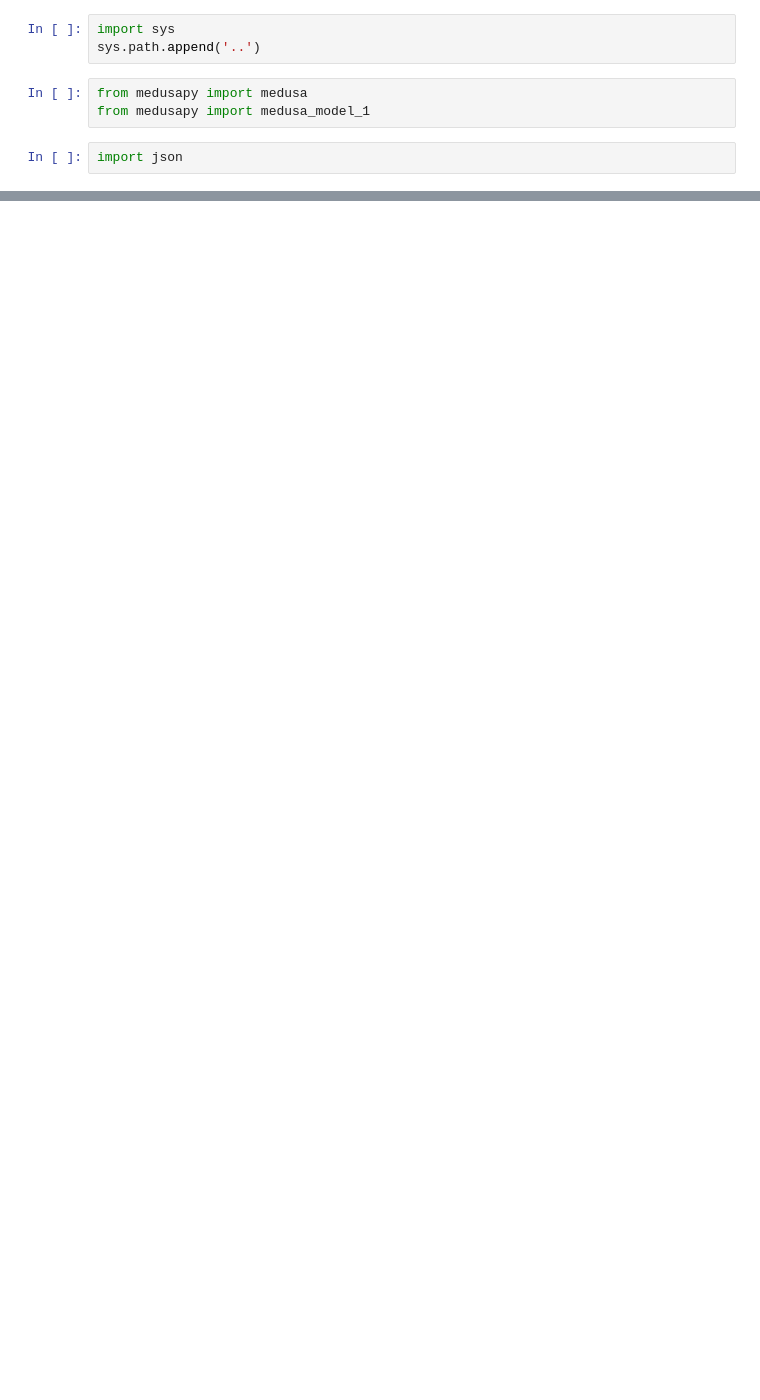
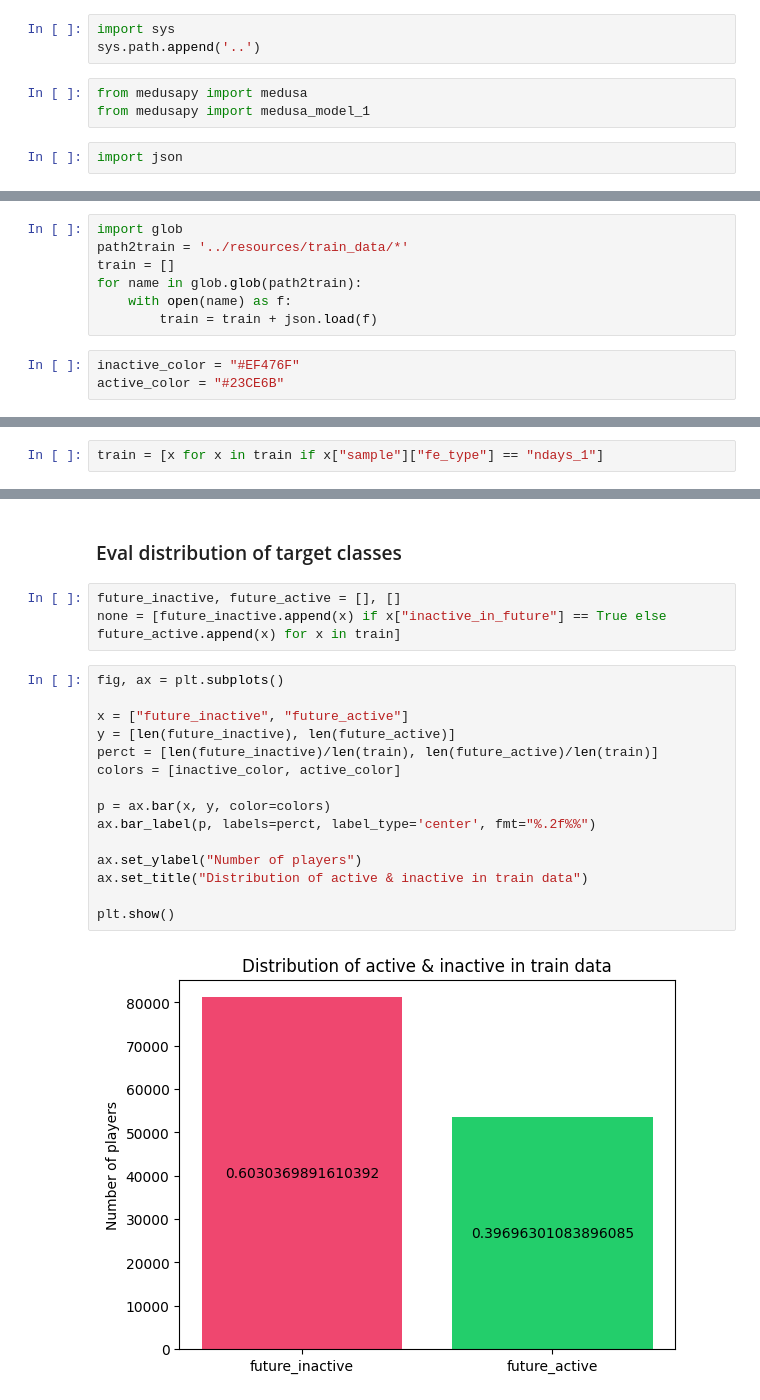
Before and after one commit to TheRedNatar/MedusaPY, a Jupyter notebook: notebooks/model_ndays_1.ipynb, the cells around one changed output, grey strips where cells are left out. Cells and saved outputs as stored; diff of their text form; blank space fills up the shorter version.

```diff
--- a/notebooks/model_ndays_1.ipynb
+++ b/notebooks/model_ndays_1.ipynb
@@ -141,0 +13,10 @@ clf = RandomForestClassifier(n_estimators=1500, max_depth=None)
+# %%
+import glob
+path2train = '../resources/train_data/*'
+train = []
+for name in glob.glob(path2train):
+    with open(name) as f:
+        train = train + json.load(f)
+# %%
+inactive_color = "#EF476F"
+active_color = "#23CE6B"
@@ -141,0 +48,2 @@ clf = RandomForestClassifier(n_estimators=1500, max_depth=None)
+# %%
+train = [x for x in train if x["sample"]["fe_type"] == "ndays_1"]
@@ -141,0 +68,22 @@ clf = RandomForestClassifier(n_estimators=1500, max_depth=None)
+# %% [markdown]
+### Eval distribution of target classes
+# %%
+future_inactive, future_active = [], []
+none = [future_inactive.append(x) if x["inactive_in_future"] == True else future_active.append(x) for x in train]
+# %%
+fig, ax = plt.subplots()
+
+x = ["future_inactive", "future_active"]
+y = [len(future_inactive), len(future_active)]
+perct = [len(future_inactive)/len(train), len(future_active)/len(train)]
+colors = [inactive_color, active_color]
+
+p = ax.bar(x, y, color=colors)
+ax.bar_label(p, labels=perct, label_type='center', fmt="%.2f%%")
+
+ax.set_ylabel("Number of players")
+ax.set_title("Distribution of active & inactive in train data")
+
+plt.show()
+# %% [output]
+[figure, added]
```
Also changed, not shown: parts of 64 cells of this notebook, 9 other files.
